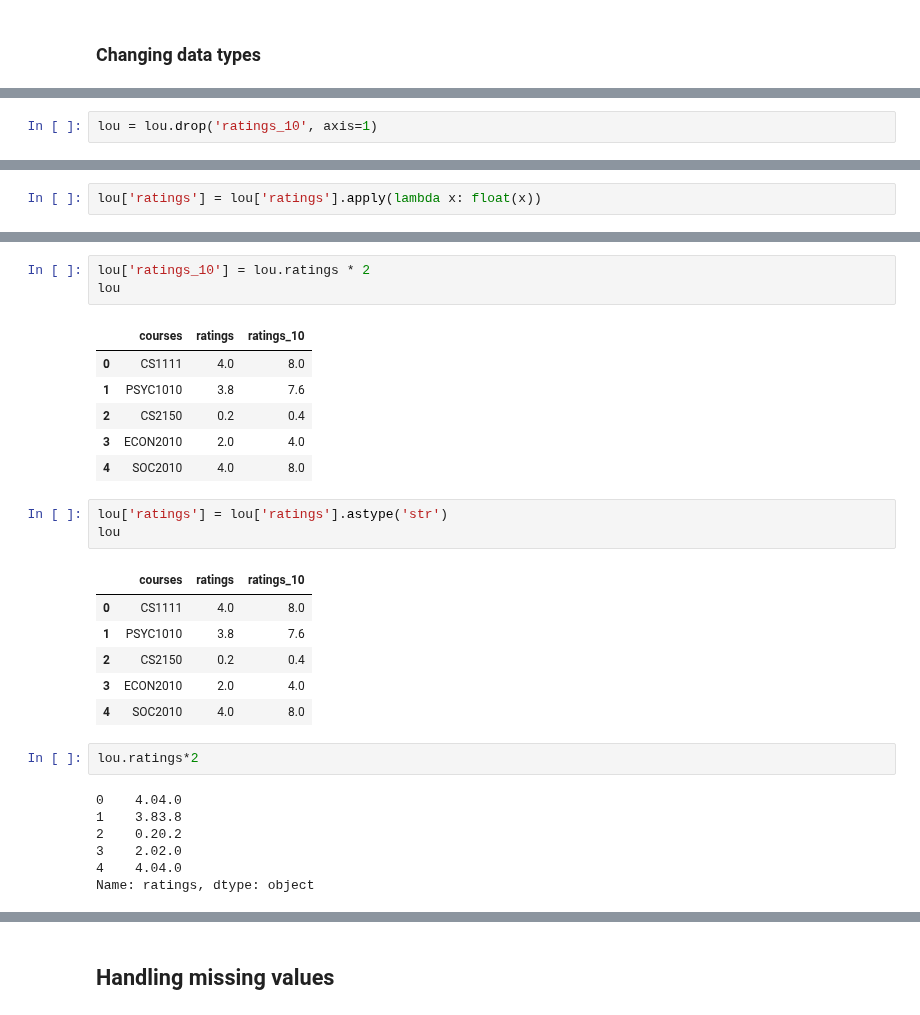
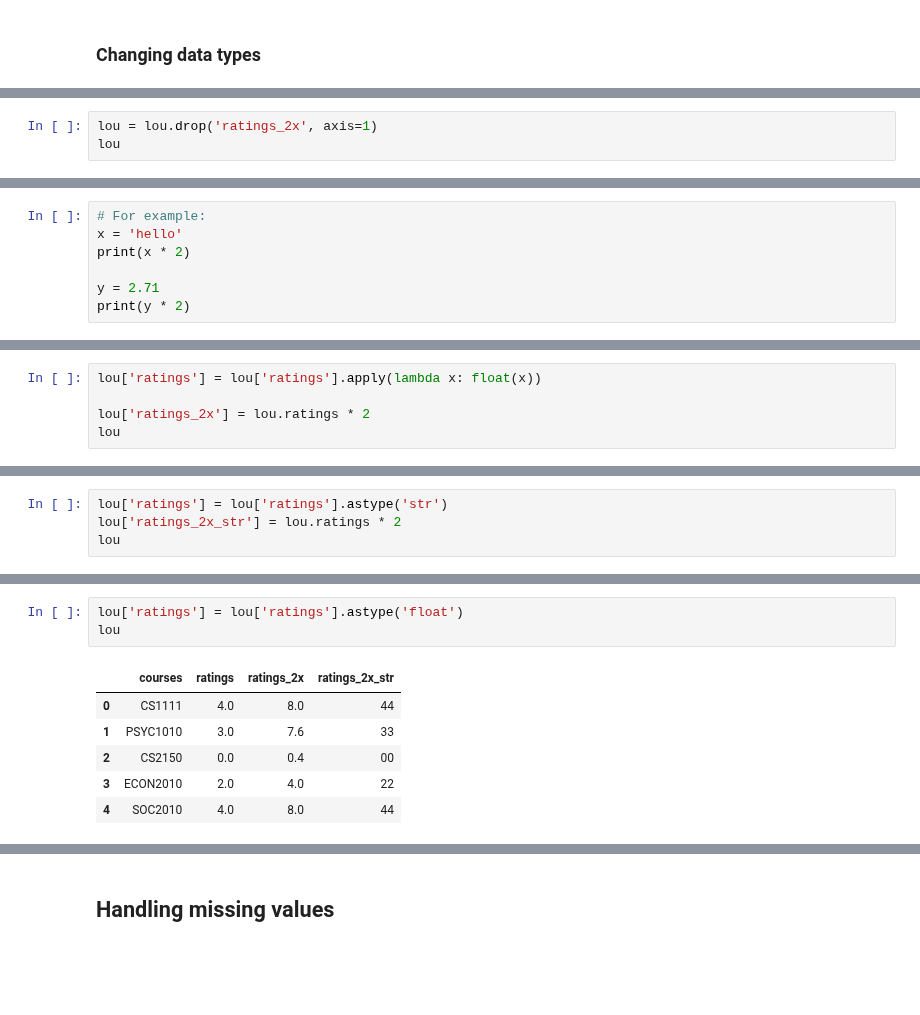
Before and after one commit to ishaandey/node, a Jupyter notebook: week-3/cleaning_key.ipynb, the cells around one changed output, grey strips where cells are left out. Cells and saved outputs as stored; diff of their text form; blank space fills up the shorter version.

```diff
--- a/week-3/cleaning_key.ipynb
+++ b/week-3/cleaning_key.ipynb
@@ -57,2 +65,3 @@ Axes: Rows = 0, Columns = 1
 # %%
-lou = lou.drop('ratings_10', axis=1)
+lou = lou.drop('ratings_2x', axis=1)
+lou
@@ -69,0 +85,7 @@ Convert all ratings to a float!
+# %%
+# For example:
+x = 'hello'
+print(x * 2)
+
+y = 2.71
+print(y * 2)
@@ -70,2 +97,5 @@ Convert all ratings to a float!
 # %%
 lou['ratings'] = lou['ratings'].apply(lambda x: float(x))
+
+lou['ratings_2x'] = lou.ratings * 2
+lou
@@ -71,0 +113,4 @@ lou['ratings'] = lou['ratings'].apply(lambda x: float(x))
+# %%
+lou['ratings'] = lou['ratings'].astype('str')
+lou['ratings_2x_str'] = lou.ratings * 2
+lou
@@ -72,29 +124,10 @@ lou['ratings'] = lou['ratings'].apply(lambda x: float(x))
 # %%
-lou['ratings_10'] = lou.ratings * 2
+lou['ratings'] = lou['ratings'].astype('float')
 lou
 # %% [output]
-|  | courses | ratings | ratings_10 |
-| 0 | CS1111 | 4.0 | 8.0 |
-| 1 | PSYC1010 | 3.8 | 7.6 |
-| 2 | CS2150 | 0.2 | 0.4 |
-| 3 | ECON2010 | 2.0 | 4.0 |
-| 4 | SOC2010 | 4.0 | 8.0 |
+|  | courses | ratings | ratings_2x | ratings_2x_str |
+| 0 | CS1111 | 4.0 | 8.0 | 44 |
+| 1 | PSYC1010 | 3.0 | 7.6 | 33 |
+| 2 | CS2150 | 0.0 | 0.4 | 00 |
+| 3 | ECON2010 | 2.0 | 4.0 | 22 |
+| 4 | SOC2010 | 4.0 | 8.0 | 44 |
-# %%
-lou['ratings'] = lou['ratings'].astype('str')
-lou
-# %% [output]
-|  | courses | ratings | ratings_10 |
-| 0 | CS1111 | 4.0 | 8.0 |
-| 1 | PSYC1010 | 3.8 | 7.6 |
-| 2 | CS2150 | 0.2 | 0.4 |
-| 3 | ECON2010 | 2.0 | 4.0 |
-| 4 | SOC2010 | 4.0 | 8.0 |
-# %%
-lou.ratings*2
-# %% [output]
-0    4.04.0
-1    3.83.8
-2    0.20.2
-3    2.02.0
-4    4.04.0
-Name: ratings, dtype: object
```
Also changed, not shown: parts of 160 cells of this notebook.
